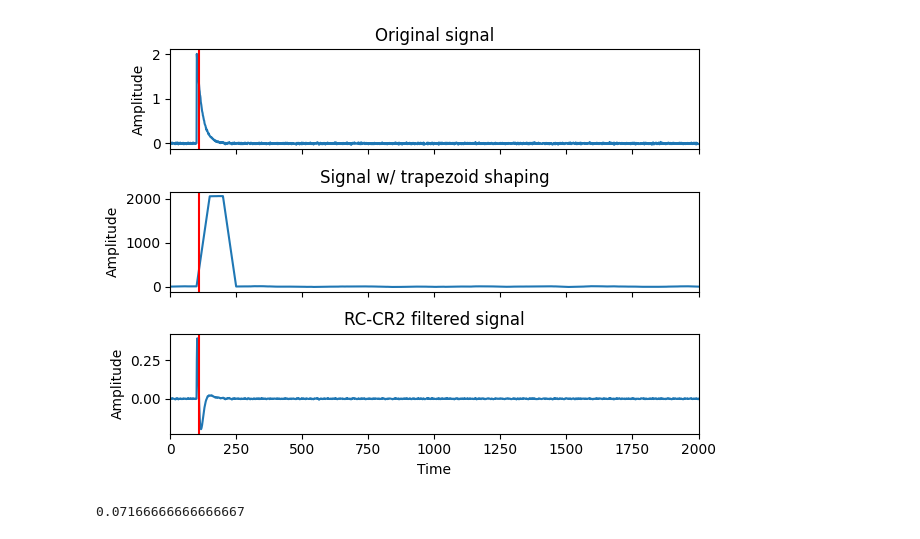
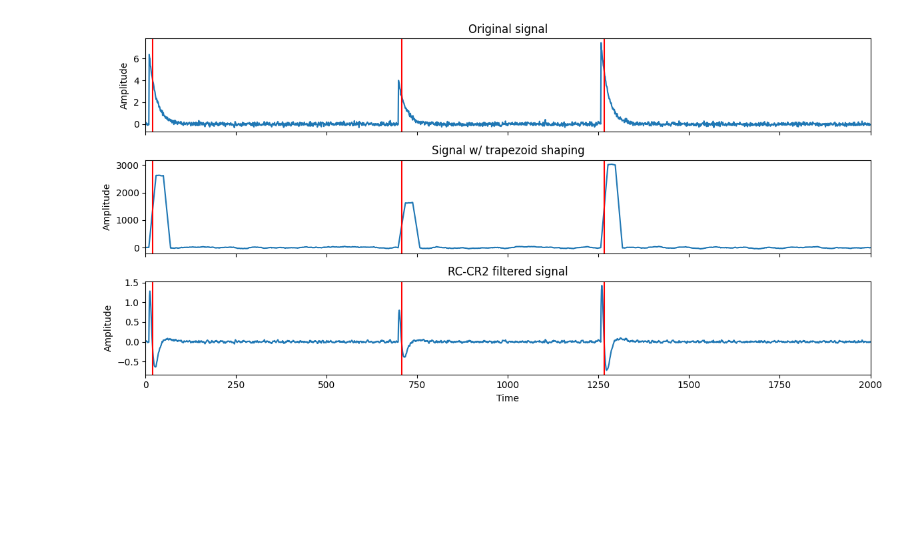
Before and after one commit to sleepythessu/Space-Instrumentation, a Jupyter notebook: filter_simulation.ipynb, the cells around one changed output. Drawn from its saved outputs; the diff is of its cells as text; code cells hidden in the pictures; blank space fills up the shorter version.

```diff
--- a/filter_simulation.ipynb
+++ b/filter_simulation.ipynb
@@ -3,6 +3,7 @@ import numpy as np
 import pandas as pd
 from numpy.typing import NDArray
 import matplotlib.pyplot as plt
+random = np.random.default_rng(seed=42)    # remove seed for random trials
 # %%
 def trapezoid_shaper(v: NDArray, tau: float, T: float, k: int, l: int):
     """Shapes input signal pulse into a trapezoid for pulse height measurement.
@@ -28,11 +29,11 @@ def trapezoid_shaper(v: NDArray, tau: float, T: float, k: int, l: int):
     r = np.zeros_like(v_padded)
     s = np.zeros_like(v_padded)
 
-    for n in range(n_samples):
-        dkl[n + max_delay] = v_padded[n + max_delay] - v_padded[n - k + max_delay] - v_padded[n - l + max_delay] + v_padded[n - k - l + max_delay]
-        p[n + max_delay] = p[n - 1 + max_delay] + dkl[n + max_delay]
-        r[n + max_delay] = p[n + max_delay] + M*dkl[n + max_delay]
-        s[n + max_delay] = s[n - 1 + max_delay] + r[n + max_delay]
+    for n in range(max_delay, n_samples + max_delay):
+        dkl[n] = v_padded[n] - v_padded[n - k] - v_padded[n - l] + v_padded[n - k - l]
+        p[n] = p[n - 1] + dkl[n]
+        r[n] = p[n] + M*dkl[n]
+        s[n] = s[n - 1] + r[n]
 
     return s[max_delay:]
 
@@ -61,13 +62,13 @@ def rccr2_filter(x: NDArray):
 
     return y3
 
-def add_exp_pulse(s, pos, b, tau):
+def add_exp_pulse(s, pos, a, tau):
     """Add an exponentially decaying pulse to a base signal.
 
     Args:
         s (numpy.ndarray): base signal
         pos (int): starting index of the pulse
-        b (float): height of the added pulse
+        a (float): height of the added pulse
         tau (float): exponential decay constant
         samples (int): number of samples in the
 
@@ -77,7 +78,7 @@ def add_exp_pulse(s, pos, b, tau):
     samples = len(s)
     x = np.linspace(0, 1, samples)
     x = np.roll(x, pos)
-    s1 = b*  np.exp(- x / tau)
+    s1 = a * np.exp(- x / tau)
     s1[:pos] = 0
     return s + s1
 
@@ -144,59 +156,54 @@ Text(0, 0.5, 'N')
 # %%
-samples = 2000
-T = 0.0005
-tau = 0.01
-k = 50
-l = 100
-sigma = 0.01
-b = 1
+# Random pulse train
 
-signal = np.zeros(shape=(samples)) + np.random.normal(0, sigma, size=samples)
-# rate = 1 / (20 * tau / T)
-# t = 0
-# pulse_positions = []
-# while t < samples:
-#     dt = np.random.exponential(scale=1/rate)
-#     t += int(dt)
-#     if t < samples:
-#         pulse_positions.append(t)
-# for pos in pulse_positions:
-#     signal = add_exp_pulse(signal, pos=pos, b=b, tau=tau)
-signal = add_exp_pulse(signal, pos=100, b=2, tau=tau)
-signal = add_exp_pulse(signal, pos=3000, b=b, tau=tau)
-signal = add_exp_pulse(signal, pos=3200, b=b, tau=tau)
+samples = 2000     # length of signal buffer
+T = 0.0005           # sample period (tune)
+tau = 0.01           # time constant (tune)
+k = 20          # filter rise delay (tune)
+l = 40             # filter decay delay (tune)
+sigma = 0.1        # Gaussian noise standard deviation
+a = 1               # amplitude of pulse
 
-filt_sig = rccr2_filter(signal)
+signal = random.normal(0, sigma, size=samples)
+rate = 1 / (20 * tau / T)
+t = 0
+pulse_positions = []
+while t < samples:
+    dt = random.exponential(scale=1/rate)
+    t += int(dt)
+    if t < samples:
+        pulse_positions.append(t)
+for pos in pulse_positions:
+    signal = add_exp_pulse(signal, pos=pos, a=random.uniform(1, 10), tau=tau)
+
+trigger_sig = rccr2_filter(signal)
 trapez_sig = trapezoid_shaper(signal, tau, T, k, l)
 
 threshold = 0.1
-trigs = triggers(filt_sig, threshold)
+trigs = triggers(trigger_sig, threshold)
 
-fig, axs = plt.subplots(nrows=3, sharex=True)
+fig, axs = plt.subplots(nrows=3, sharex=True, figsize=(12, 6))
 axs[0].set_title("Original signal")
 axs[0].set_ylabel("Amplitude")
 axs[0].plot(signal)
 
 axs[1].set_title("Signal w/ trapezoid shaping")
 axs[1].set_ylabel("Amplitude")
 axs[1].plot(trapez_sig)
 
 axs[2].set_title("RC-CR2 filtered signal")
 axs[2].set_ylabel("Amplitude")
 axs[2].set_xlabel("Time")
-axs[2].plot(filt_sig)
+axs[2].plot(trigger_sig)
 
 for ax in axs:
     for trig in trigs:
         ax.axvline(trig, color="red")
 
 axs[2].set_xlim(0, 2000)
 plt.tight_layout()
 # %% [output]
-[figure, old version]
+[figure, new version]
-# %%
-129 / 1800
-# %% [output]
-0.07166666666666667
 # %%
 from scipy.signal import resample
 from time import sleep
```
Also changed, not shown: parts of 5 cells of this notebook.
